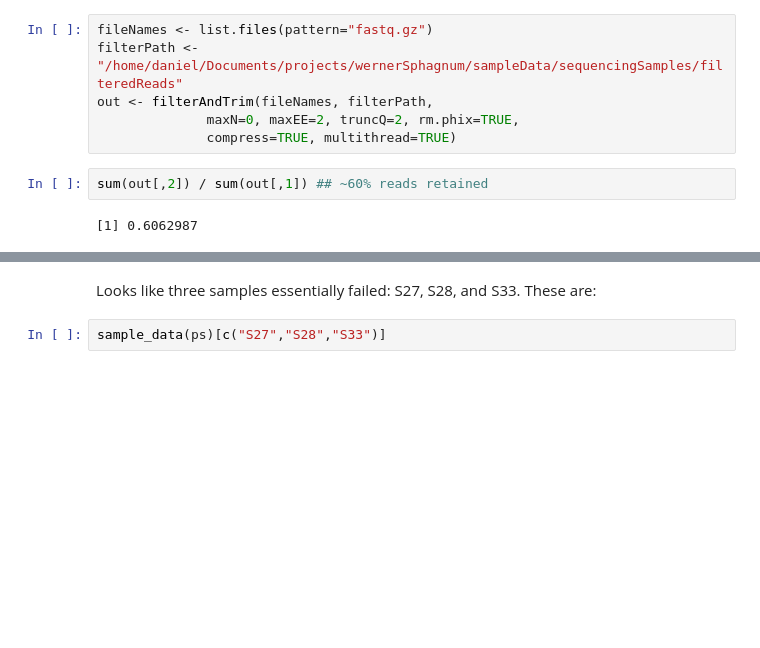
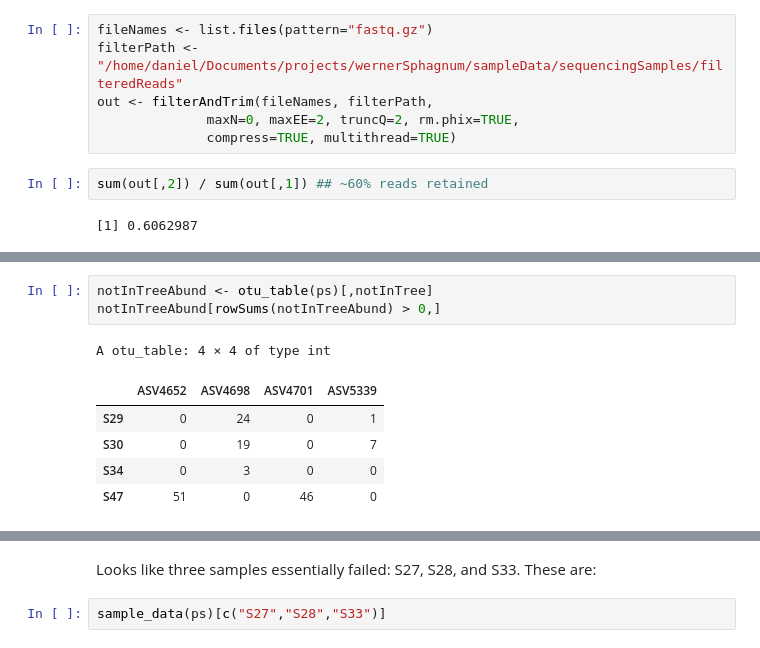
Before and after one commit to danchurch/sphagnumCUEmetabarcoding, a Jupyter notebook: sequenceAnalysis/firstLookPeat16s.ipynb, the cells around one changed output, grey strips where cells are left out. Cells and saved outputs as stored; diff of their text form; blank space fills up the shorter version.

```diff
--- a/sequenceAnalysis/firstLookPeat16s.ipynb
+++ b/sequenceAnalysis/firstLookPeat16s.ipynb
@@ -54,0 +145,10 @@ barplot(sort(sample_sums(ps), decreasing=TRUE),
+# %%
+notInTreeAbund <- otu_table(ps)[,notInTree]
+notInTreeAbund[rowSums(notInTreeAbund) > 0,]
+# %% [output]
+A otu_table: 4 × 4 of type int
+|  | ASV4652 | ASV4698 | ASV4701 | ASV5339 |
+| S29 | 0 | 24 | 0 | 1 |
+| S30 | 0 | 19 | 0 | 7 |
+| S34 | 0 | 3 | 0 | 0 |
+| S47 | 51 | 0 | 46 | 0 |
```
Also changed, not shown: parts of 38 cells of this notebook, 1 other file.
